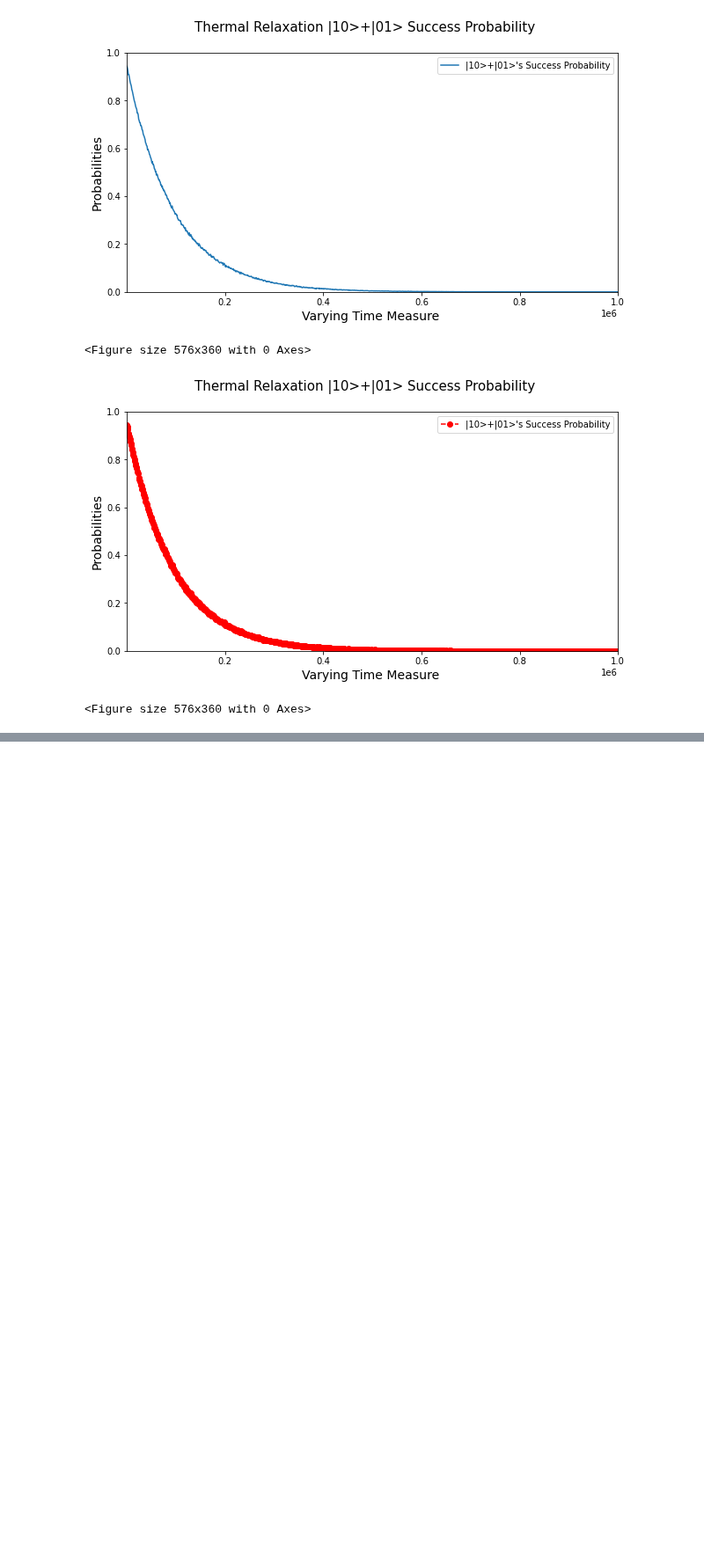
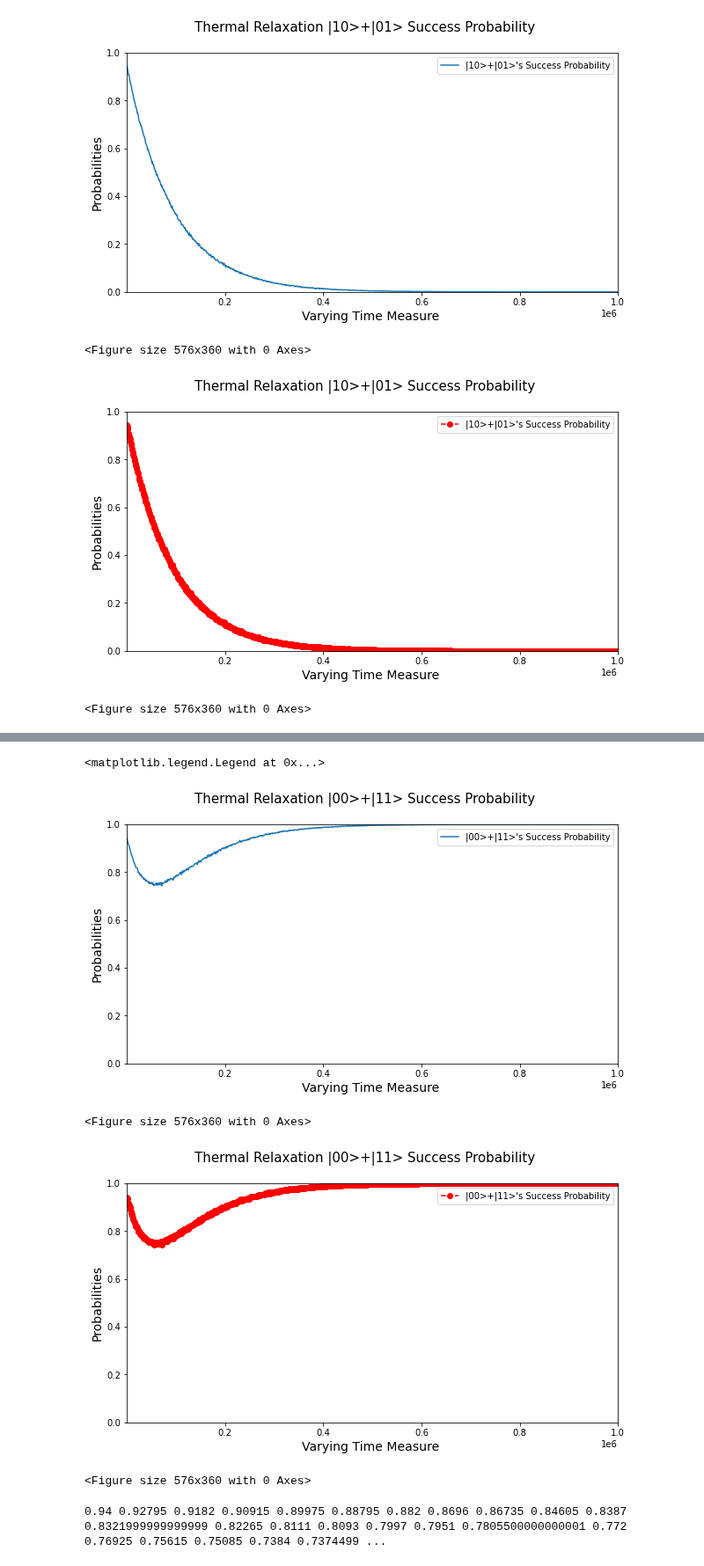
Before and after one commit to bishwajitprasadgond/Amplitude-damping-error-on-Quantum-Key-Distribution-Protocols-Effect-and-A-Probable-Bypass, a Jupyter notebook: E91/E91 (20 Time Average Graph).ipynb, the cells around one changed output, grey strips where cells are left out. Shown at 88% size. Cells and saved outputs as stored; diff of their text form; code cells hidden in the pictures; blank space fills up the shorter version.

```diff
--- a/E91/E91 (20 Time Average Graph).ipynb
+++ b/E91/E91 (20 Time Average Graph).ipynb
@@ -279,0 +402,16 @@ ax.legend()
+# %%
+import matplotlib.pyplot as plt
+
+listofSuccess_DMG=[]
+for x in range(20): #loop for 20 times average
+    delay = np.arange(0,1001000,1000)
+    channel = '1'
+    apply_error = {"delay":True, "measure": True, "gate": True}
+    success = []
+
+    # need to run in multiple loops to get a smoother curve
+    for d in range(len(delay)):
+        prob = run(channel,int(delay[d]),apply_error)
+        success.append(prob)
+    #print(success) Enable it to see the reading
+    listofSuccess_DMG.append(success)
@@ -279,0 +426,34 @@ ax.legend()
+# %%
+%config InlineBackend.print_figure_kwargs={'facecolor' : "w"}
+import matplotlib.pyplot as plt
+from matplotlib.ticker import (AutoMinorLocator, MultipleLocator)
+fig, ax = plt.subplots(figsize=(10, 5))
+fig.suptitle('Thermal Relaxation |00>+|11> Success Probability',fontsize=15)
+ax.set_xlim(10, 1000000)
+ax.set_ylim(0,1)
+plt.ylabel('Probabilities',fontsize=14)
+plt.xlabel('Varying Time Measure ',fontsize=14)
+fig = plt.figure(figsize=(8,5))
+ax.plot(delay,d,label = "|00>+|11>'s Success Probability")
+ax.legend()
+
+#################################################################################
+
+%config InlineBackend.print_figure_kwargs={'facecolor' : "w"}
+import matplotlib.pyplot as plt
+from matplotlib.ticker import (AutoMinorLocator, MultipleLocator)
+fig, ax = plt.subplots(figsize=(10, 5))
+fig.suptitle('Thermal Relaxation |00>+|11> Success Probability',fontsize=15)
+ax.set_xlim(10, 1000000)
+ax.set_ylim(0,1)
+plt.ylabel('Probabilities',fontsize=14)
+plt.xlabel('Varying Time Measure ',fontsize=14)
+fig = plt.figure(figsize=(8,5))
+ax.plot(delay,d,'ro--',label = "|00>+|11>'s Success Probability")
+ax.legend()
+# %% [output]
+<matplotlib.legend.Legend at 0x...>
+[figure, added]
+<Figure size 576x360 with 0 Axes>
+[figure, added]
+<Figure size 576x360 with 0 Axes>
@@ -279,0 +476,6 @@ ax.legend()
+# %%
+from statistics import mean
+a= listofSuccess_DMG
+print(*map(mean, zip(*a)))
+# %% [output]
+0.94 0.92795 0.9182 0.90915 0.89975 0.88795 0.882 0.8696 0.86735 0.84605 0.8387 0.8321999999999999 0.82265 0.8111 0.8093 0.7997 0.7951 0.7805500000000001 0.772 0.76925 0.75615 0.75085 0.7384 0.7374499 ...
```
Also changed, not shown: parts of 20 cells of this notebook, 1 other file.
